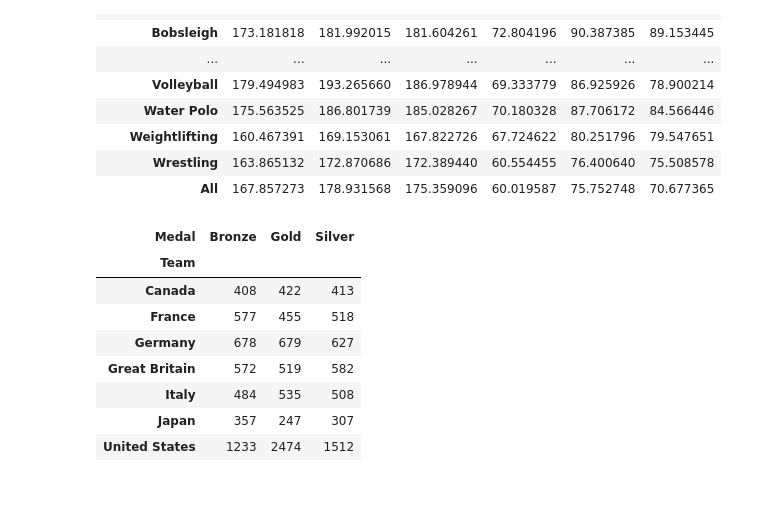
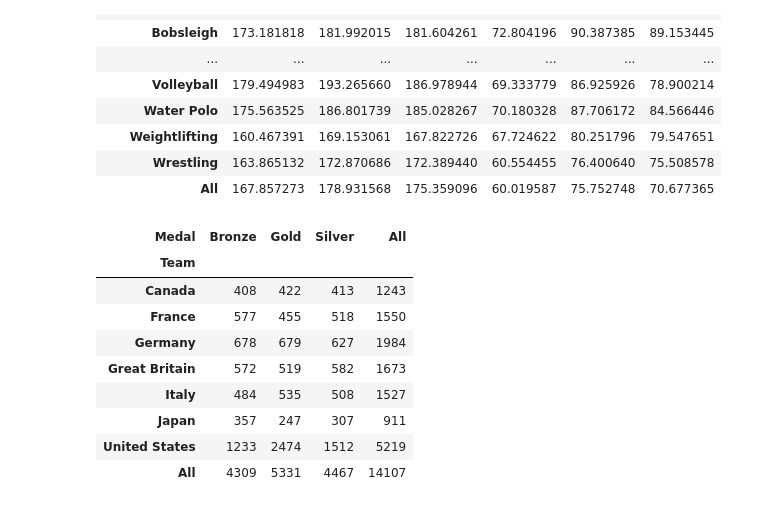
Before and after one commit to reuven/BDTMSD-Python-2026-07, a Jupyter notebook: BDTMSD-Python-2026-10-02.ipynb, the cells around one changed output. Drawn from its saved outputs; the diff is of its cells as text; code cells hidden in the pictures.

```diff
--- a/BDTMSD-Python-2026-10-02.ipynb
+++ b/BDTMSD-Python-2026-10-02.ipynb
@@ -735,22 +735,24 @@ Name: Height, Length: 116, dtype: float64
 # %%
 # medal counts
 
 (
     df
     .loc[ pd.col('Team').isin(['United States', 'Great Britain', 'Canada', 'France',
                                 'Germany', 'Italy', 'Japan'])]
     .pivot_table(index='Team',
                  columns='Medal',
                  values='Season',
-                 aggfunc='count')
+                 aggfunc='count',
+                margins=True)
 )
 # %% [output]
-| Medal | Bronze | Gold | Silver |
-| Team |  |  |  |
-| Canada | 408 | 422 | 413 |
-| France | 577 | 455 | 518 |
-| Germany | 678 | 679 | 627 |
-| Great Britain | 572 | 519 | 582 |
-| Italy | 484 | 535 | 508 |
-| Japan | 357 | 247 | 307 |
-| United States | 1233 | 2474 | 1512 |
+| Medal | Bronze | Gold | Silver | All |
+| Team |  |  |  |  |
+| Canada | 408 | 422 | 413 | 1243 |
+| France | 577 | 455 | 518 | 1550 |
+| Germany | 678 | 679 | 627 | 1984 |
+| Great Britain | 572 | 519 | 582 | 1673 |
+| Italy | 484 | 535 | 508 | 1527 |
+| Japan | 357 | 247 | 307 | 911 |
+| United States | 1233 | 2474 | 1512 | 5219 |
+| All | 4309 | 5331 | 4467 | 14107 |
```
Also changed, not shown: parts of 2 cells of this notebook.
